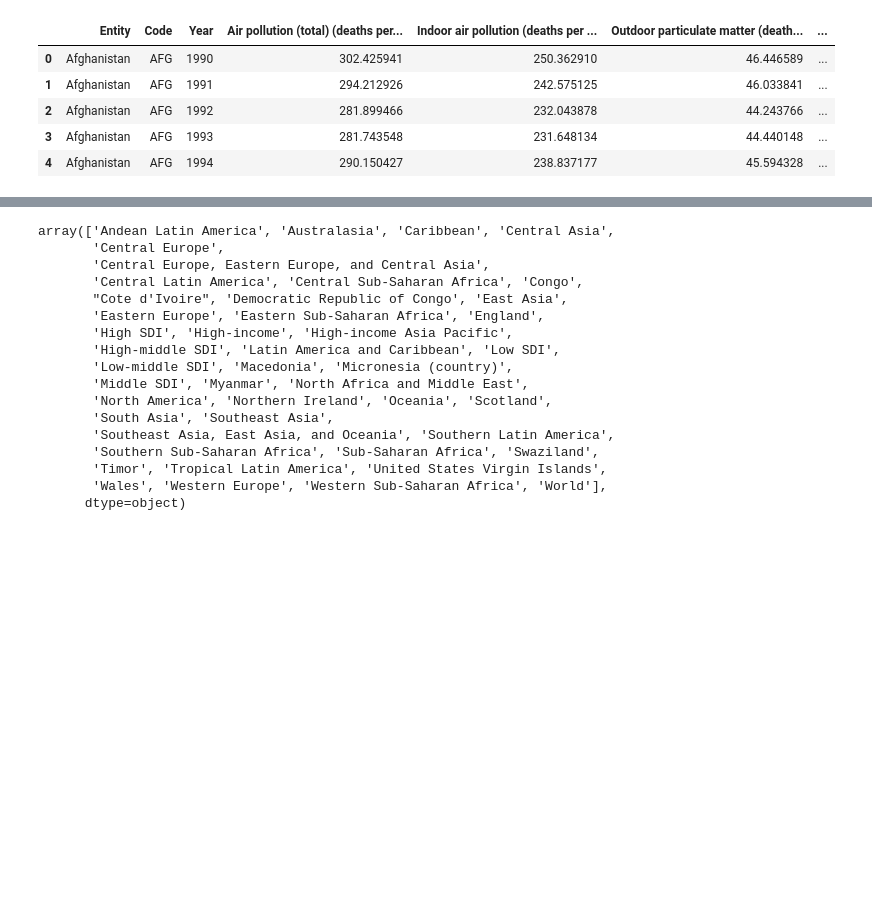
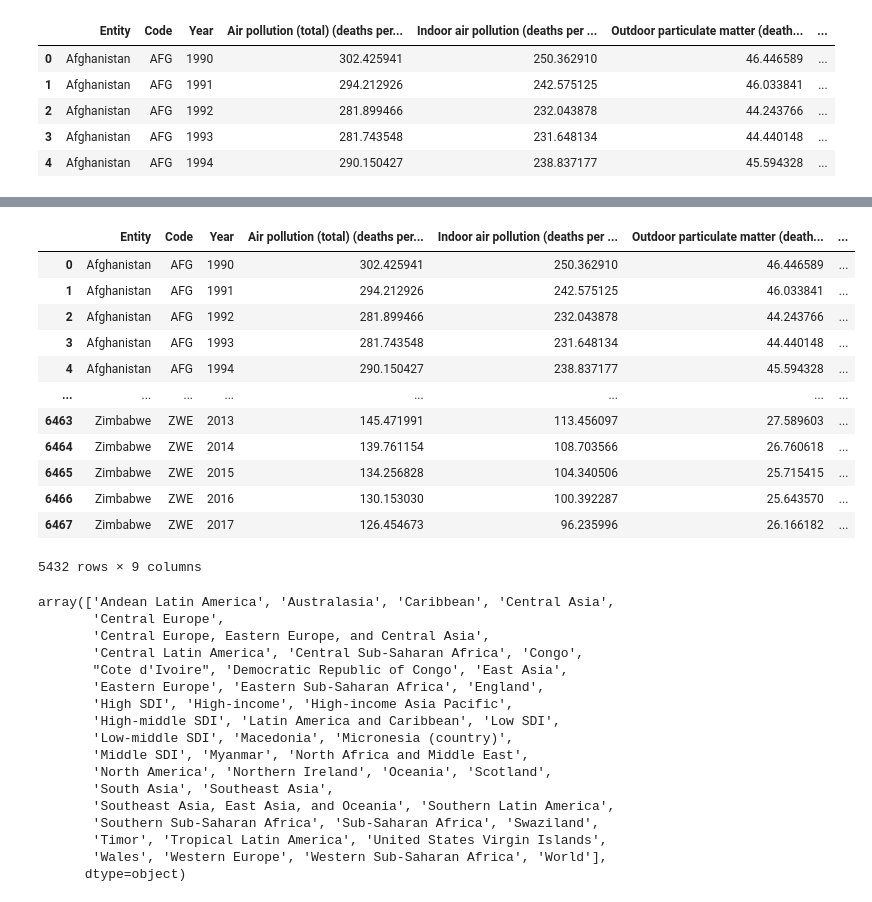
Before and after one commit to nik-gorby/Dataton_12_2023, a Jupyter notebook: notebook.ipynb, the cells around one changed output, grey strips where cells are left out. Saved outputs shown, nothing was run; the diff lists cells and outputs as text; code cells hidden in the pictures; blank space fills up the shorter version.

```diff
--- a/notebook.ipynb
+++ b/notebook.ipynb
@@ -74,3 +252,19 @@ display(air_data_merged[air_data_merged['Continent'].isnull()])
+# %%
+display(air_data_merged[air_data_merged['Continent'] != 'NaN'])
+# %% [output]
+|  | Entity | Code | Year | Air pollution (total) (deaths per... | Indoor air pollution (deaths per ... | Outdoor particulate matter (death... | ... |
+| 0 | Afghanistan | AFG | 1990 | 302.425941 | 250.362910 | 46.446589 | ... |
+| 1 | Afghanistan | AFG | 1991 | 294.212926 | 242.575125 | 46.033841 | ... |
+| 2 | Afghanistan | AFG | 1992 | 281.899466 | 232.043878 | 44.243766 | ... |
+| 3 | Afghanistan | AFG | 1993 | 281.743548 | 231.648134 | 44.440148 | ... |
+| 4 | Afghanistan | AFG | 1994 | 290.150427 | 238.837177 | 45.594328 | ... |
+| ... | ... | ... | ... | ... | ... | ... | ... |
+| 6463 | Zimbabwe | ZWE | 2013 | 145.471991 | 113.456097 | 27.589603 | ... |
+| 6464 | Zimbabwe | ZWE | 2014 | 139.761154 | 108.703566 | 26.760618 | ... |
+| 6465 | Zimbabwe | ZWE | 2015 | 134.256828 | 104.340506 | 25.715415 | ... |
+| 6466 | Zimbabwe | ZWE | 2016 | 130.153030 | 100.392287 | 25.643570 | ... |
+| 6467 | Zimbabwe | ZWE | 2017 | 126.454673 | 96.235996 | 26.166182 | ... |
+5432 rows × 9 columns
 # %%
 display(air_data_merged[air_data_merged['Continent'].isna()]['Entity'].unique())
 # %% [output]
```
Also changed, not shown: parts of 12 cells of this notebook, 8 other files.
